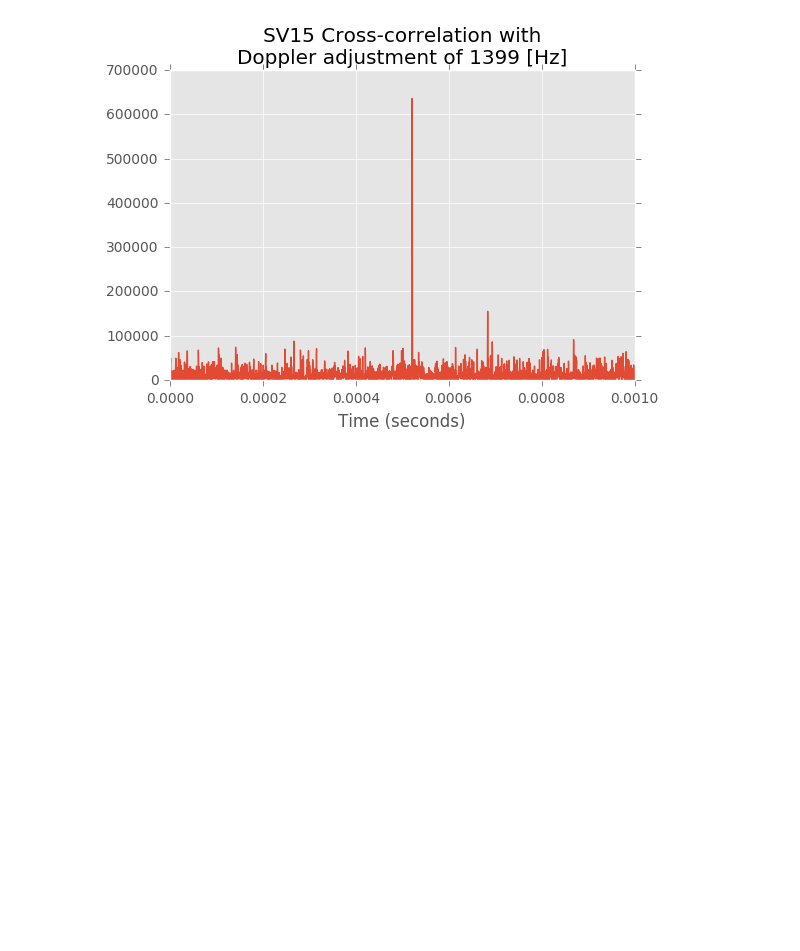
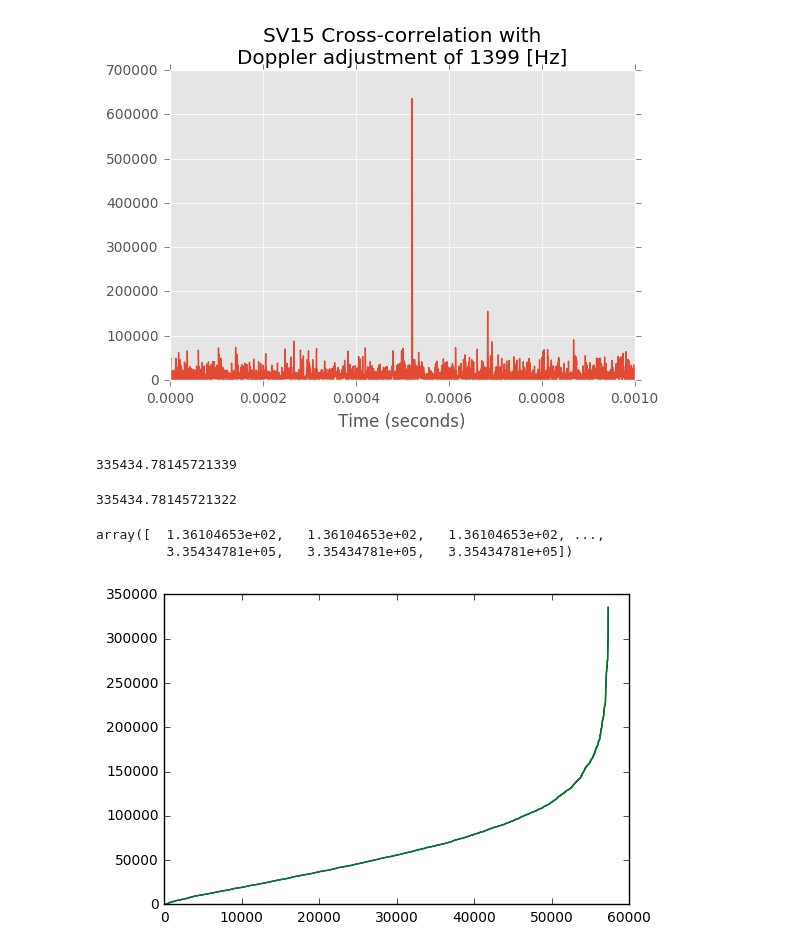
Before and after one commit to psas/gps, a Jupyter notebook: notebooks/Acquisition.ipynb, the cells around one changed output. Saved outputs shown, nothing was run; the diff lists cells and outputs as text; code cells hidden in the pictures; blank space fills up the shorter version.

```diff
--- a/notebooks/Acquisition.ipynb
+++ b/notebooks/Acquisition.ipynb
@@ -561,3 +665,21 @@ for Satellite, Doppler in sats.items():
 [figure]
 [figure]
 [figure]
+# %%
+maxAbsSquared
+# %% [output]
+335434.78145721339
+# %%
+secondMax
+# %% [output]
+335434.78145721322
+# %%
+resultSQ
+# %% [output]
+array([  1.36104653e+02,   1.36104653e+02,   1.36104653e+02, ...,
+         3.35434781e+05,   3.35434781e+05,   3.35434781e+05])
+# %%
+plt.plot(resultSQ)
+plt.show()
+# %% [output]
+[figure, added]
```
Also changed, not shown: parts of 4 cells of this notebook.
